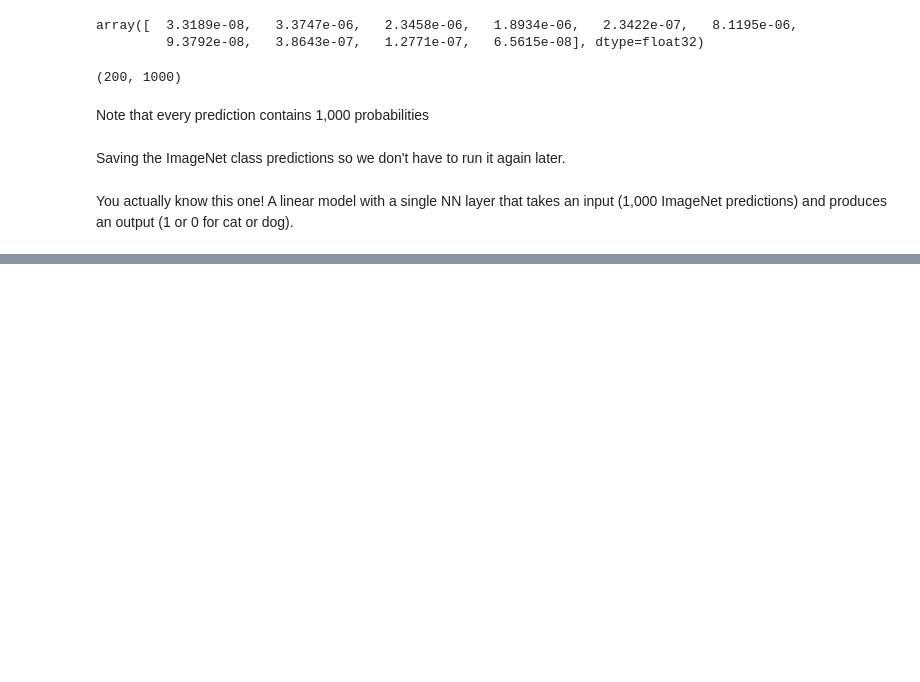
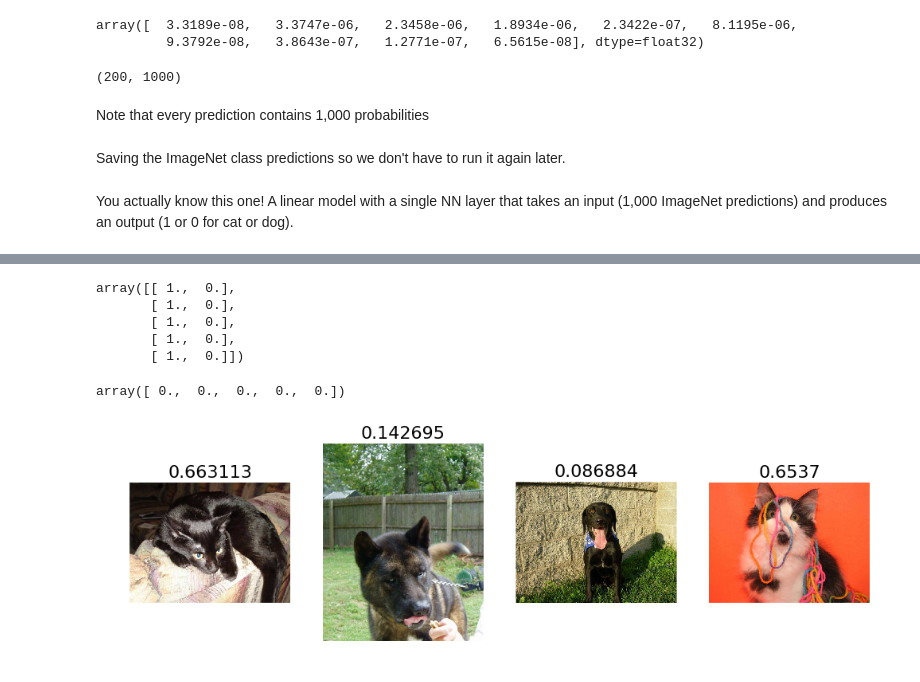
Before and after one commit to theianchan/fastai, a Jupyter notebook: Lesson 2.ipynb, the cells around one changed output, grey strips where cells are left out. Drawn from its saved outputs; the diff is of its cells as text; code cells hidden in the pictures; blank space fills up the shorter version.

```diff
--- a/Lesson 2.ipynb
+++ b/Lesson 2.ipynb
@@ -204,0 +255,32 @@ The model has a single dense layer - not sure what "params" means here or "conne
+# %%
+filenames = val_batches.filenames
+
+# val_batches is our original data containing filenmames and so on
+# %%
+nv = 4
+# %%
+def plots_idx(idx, titles=None):
+    plots(
+        [image.load_img(data_dir + "/valid/" + filenames[i]) for i in idx],
+        titles=titles
+    )
+# %%
+val_labels[:5]
+# %% [output]
+array([[ 1.,  0.],
+       [ 1.,  0.],
+       [ 1.,  0.],
+       [ 1.,  0.],
+       [ 1.,  0.]])
+# %%
+labels = val_labels[:,1]
+# %%
+labels[:5]
+# %% [output]
+array([ 0.,  0.,  0.,  0.,  0.])
+# %%
+correct = np.where(preds==labels)[0]
+idx = permutation(correct)[:nv]
+plots_idx(idx, probs[idx])
+# %% [output]
+[figure, added]
```
Also changed, not shown: parts of 48 cells of this notebook.
